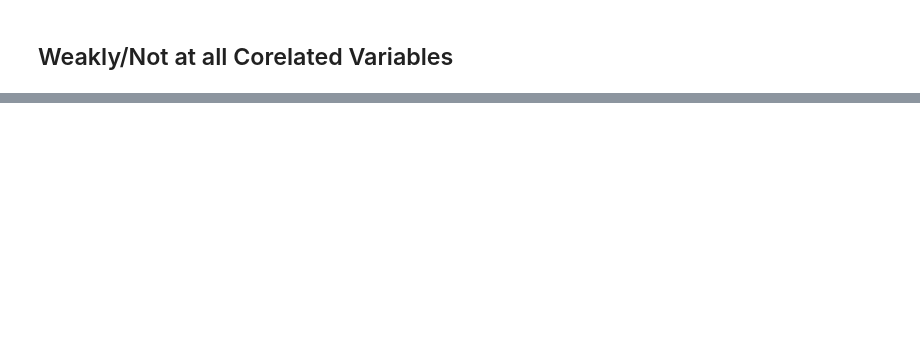
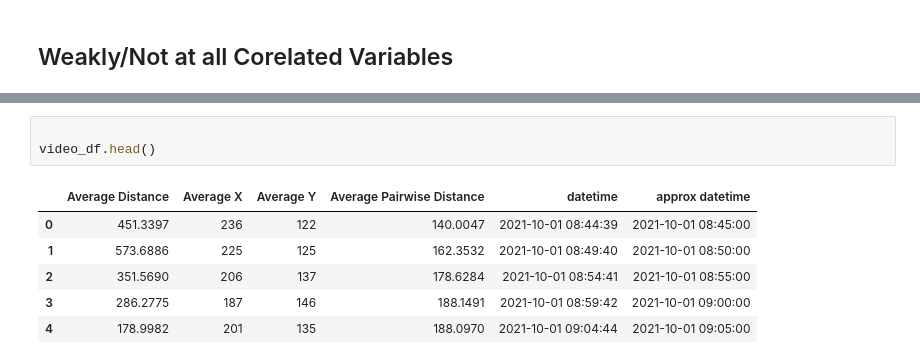
Before and after one commit to open-pisciculture/pisciculture-db, a Jupyter notebook: data_analysis.ipynb, the cells around one changed output, grey strips where cells are left out. Cells and saved outputs as stored; diff of their text form; blank space fills up the shorter version.

```diff
--- a/data_analysis.ipynb
+++ b/data_analysis.ipynb
@@ -65,0 +95,10 @@ scatter.set_xlim(left=25, right=40)
+# %%
+
+video_df.head()
+# %% [output]
+|  | Average Distance | Average X | Average Y | Average Pairwise Distance | datetime | approx datetime |
+| 0 | 451.3397 | 236 | 122 | 140.0047 | 2021-10-01 08:44:39 | 2021-10-01 08:45:00 |
+| 1 | 573.6886 | 225 | 125 | 162.3532 | 2021-10-01 08:49:40 | 2021-10-01 08:50:00 |
+| 2 | 351.5690 | 206 | 137 | 178.6284 | 2021-10-01 08:54:41 | 2021-10-01 08:55:00 |
+| 3 | 286.2775 | 187 | 146 | 188.1491 | 2021-10-01 08:59:42 | 2021-10-01 09:00:00 |
+| 4 | 178.9982 | 201 | 135 | 188.0970 | 2021-10-01 09:04:44 | 2021-10-01 09:05:00 |
```
Also changed, not shown: parts of 11 cells of this notebook, 6 other files.
